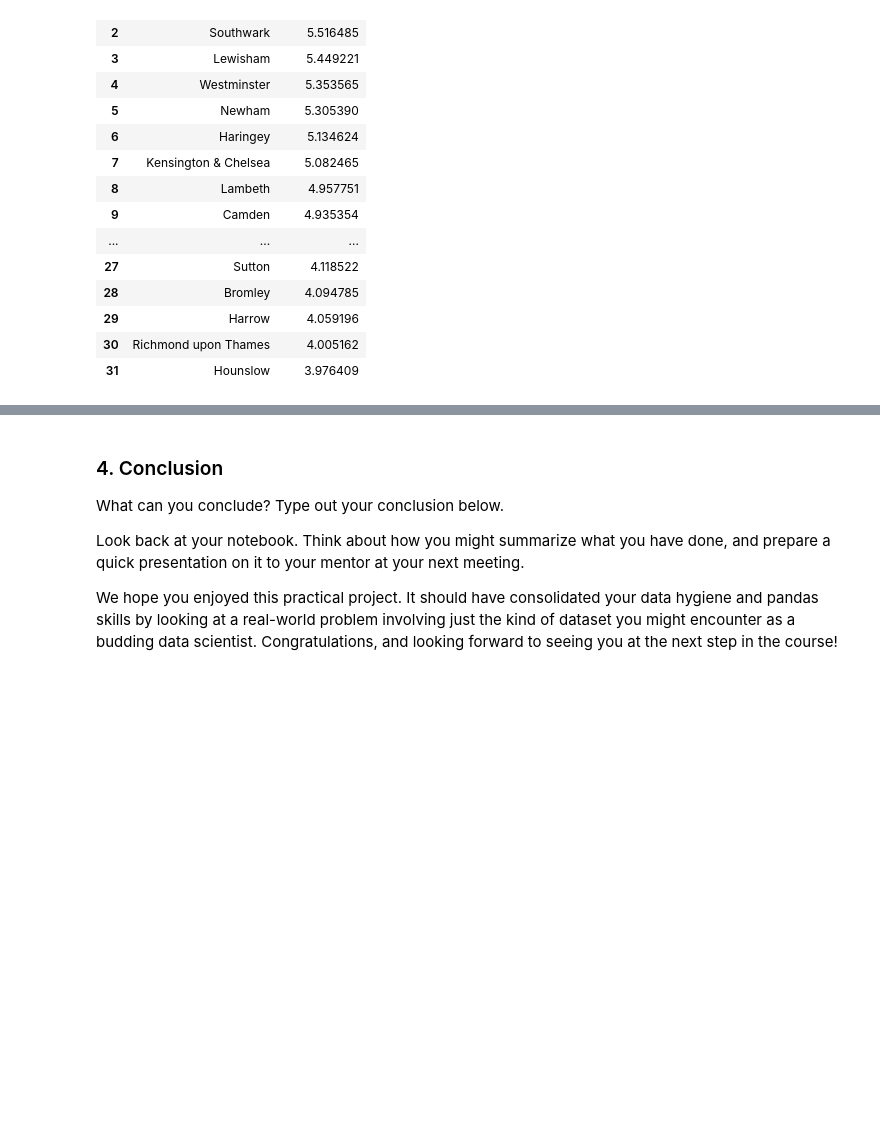
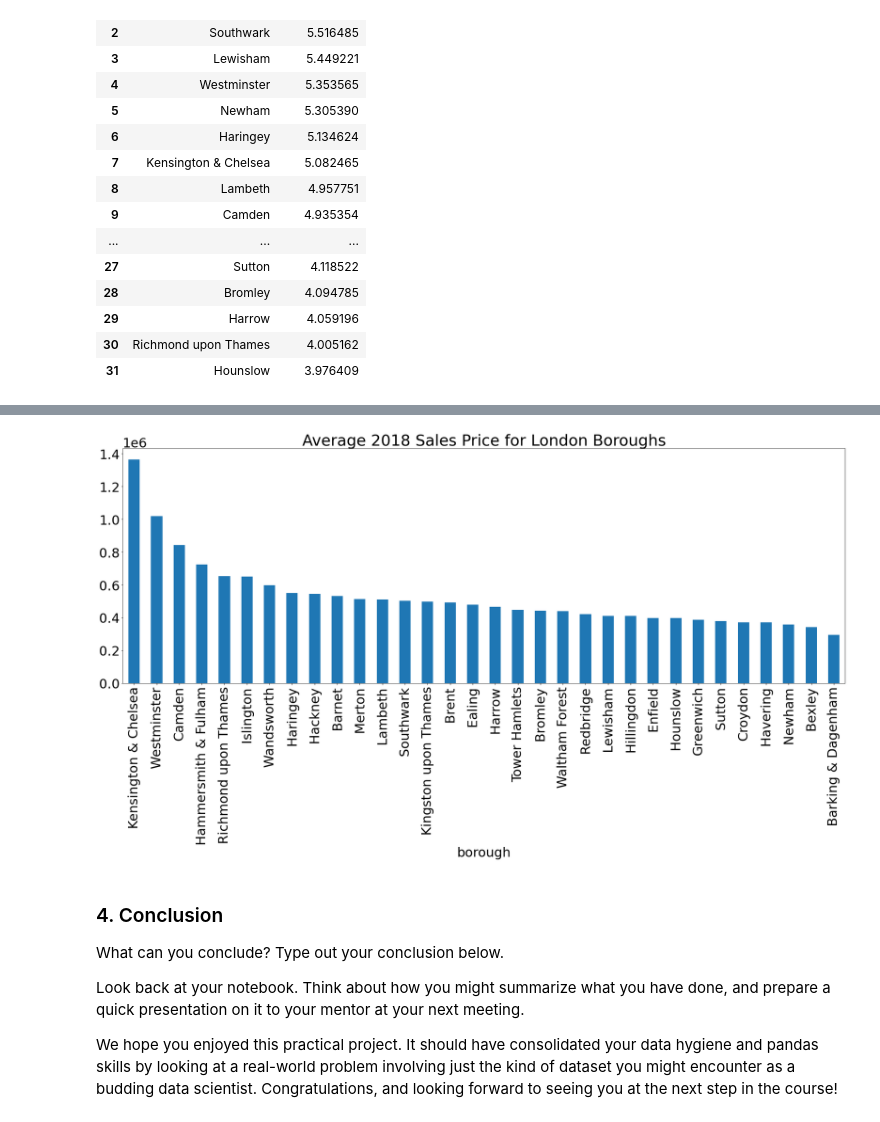
Before and after one commit to trentleslie/Springboard, a Jupyter notebook: 4.3 Case Study - London Housing/Unit 4 Challenge - Tier 3.ipynb, the cells around one changed output, grey strips where cells are left out. Saved outputs shown, nothing was run; the diff lists cells and outputs as text; code cells hidden in the pictures; blank space fills up the shorter version.

```diff
--- a/4.3 Case Study - London Housing/Unit 4 Challenge - Tier 3.ipynb
+++ b/4.3 Case Study - London Housing/Unit 4 Challenge - Tier 3.ipynb
@@ -357,3 +357,12 @@ plt.show()
+# %%
+avg_price_year_2018 = properties_melt_subset[properties_melt_subset['year'] == '2018'].groupby('borough')['avg_price'].mean()
+avg_price_year_2018_sorted = avg_price_year_2018.sort_values(ascending=False)
+avg_price_year_2018_sorted.plot(x='Borough', y='Avg Sales Price 2018', kind='bar', title="Average 2018 Sales Price for London Boroughs")
+plt.rcParams['figure.figsize'] = [30, 10]
+plt.rcParams.update({'font.size': 30})
+plt.show()
+# %% [output]
+[figure, added]
 # %% [markdown]
 ### 4. Conclusion
 What can you conclude? Type out your conclusion below.
```
Also changed, not shown: parts of 1 cell of this notebook.
